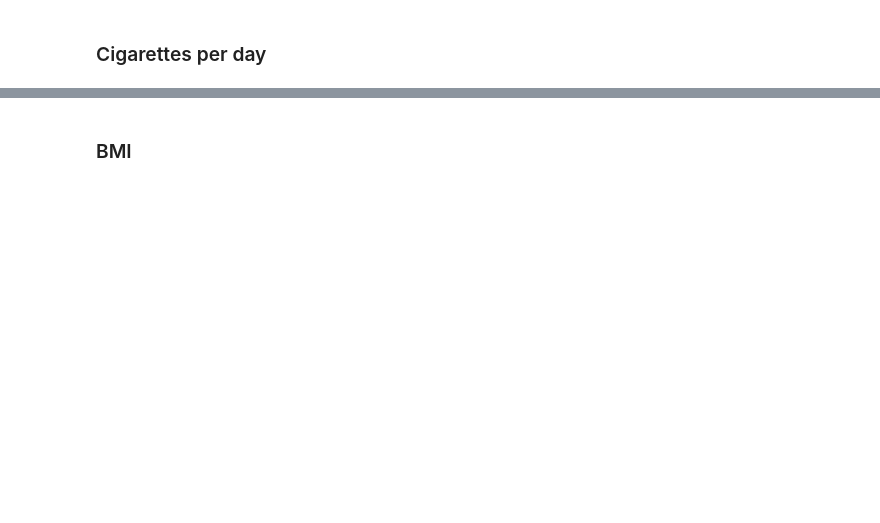
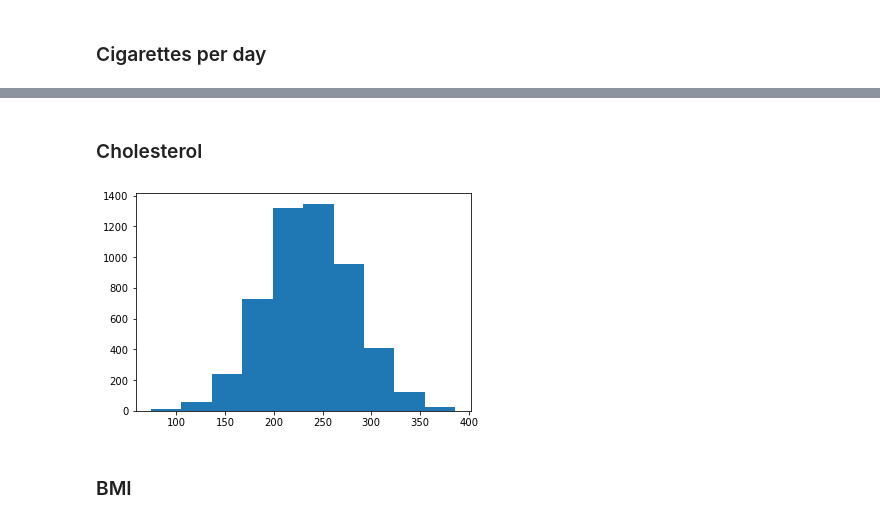
Before and after one commit to caioforteribeiro/progdaproject, a Jupyter notebook: simulation.ipynb, the cells around one changed output, grey strips where cells are left out. Cells and saved outputs as stored; diff of their text form; code cells hidden in the pictures; blank space fills up the shorter version.

```diff
--- a/simulation.ipynb
+++ b/simulation.ipynb
@@ -55,3 +129,13 @@ plt.show()
+# %% [markdown]
+### Cholesterol
+# %%
+#Normal distribution based on real-world data description
+chol = np.random.normal(236.7,44.6, size=(5209))
+
+plt.hist(chol)
+plt.show()
+# %% [output]
+[figure, added]
 # %% [markdown]
 ### BMI
 # %%
```
Also changed, not shown: parts of 18 cells of this notebook, 1 other file.
